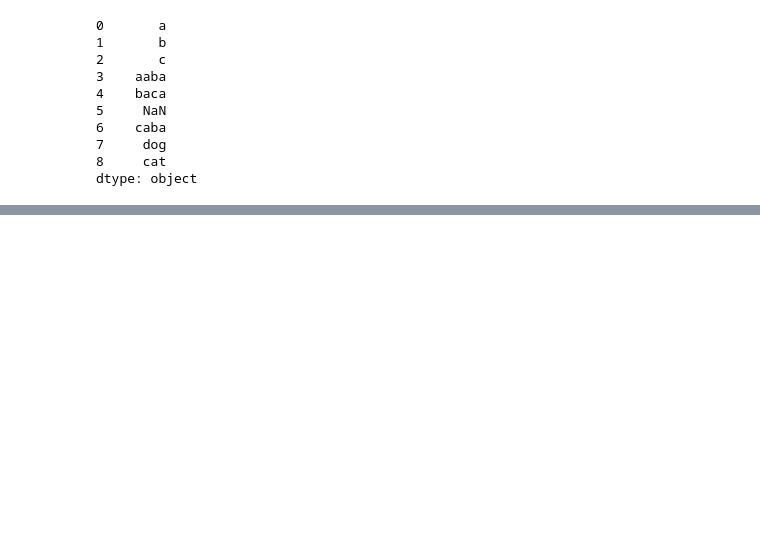
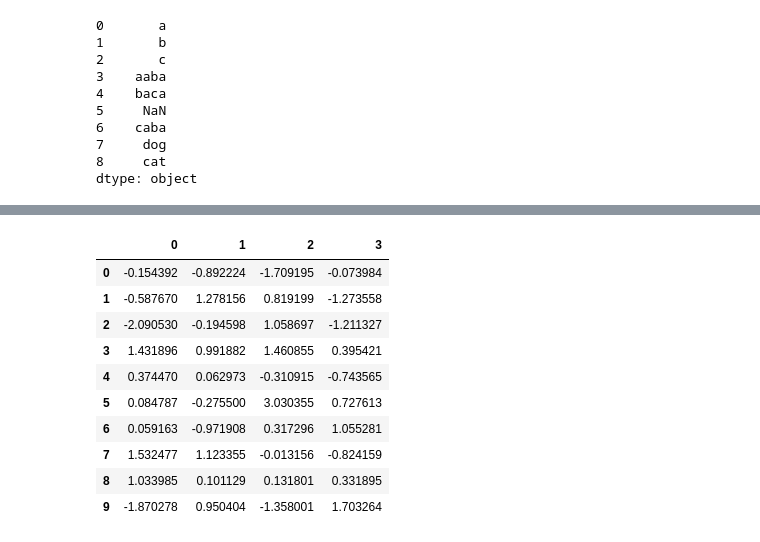
Before and after one commit to heemokyim/dsschool-study-notebook, a Jupyter notebook: 2nd-week-titanic/10min_pandas.ipynb, the cells around one changed output, grey strips where cells are left out. Cells and saved outputs as stored; diff of their text form; code cells hidden in the pictures; blank space fills up the shorter version.

```diff
--- a/2nd-week-titanic/10min_pandas.ipynb
+++ b/2nd-week-titanic/10min_pandas.ipynb
@@ -460,0 +486,4 @@ dtype: object
+# %%
+# 3개의 행, 3번 행부터 7번행 전까지, 7번행 이후로 조각을 나눈다.
+pieces = [df[:3], df[3:7], df[7:]]
+pieces
@@ -460,0 +504,15 @@ dtype: object
+# %%
+# 다시 조각을 합친다.
+pd.concat(pieces)
+# %% [output]
+|  | 0 | 1 | 2 | 3 |
+| 0 | -0.154392 | -0.892224 | -1.709195 | -0.073984 |
+| 1 | -0.587670 | 1.278156 | 0.819199 | -1.273558 |
+| 2 | -2.090530 | -0.194598 | 1.058697 | -1.211327 |
+| 3 | 1.431896 | 0.991882 | 1.460855 | 0.395421 |
+| 4 | 0.374470 | 0.062973 | -0.310915 | -0.743565 |
+| 5 | 0.084787 | -0.275500 | 3.030355 | 0.727613 |
+| 6 | 0.059163 | -0.971908 | 0.317296 | 1.055281 |
+| 7 | 1.532477 | 1.123355 | -0.013156 | -0.824159 |
+| 8 | 1.033985 | 0.101129 | 0.131801 | 0.331895 |
+| 9 | -1.870278 | 0.950404 | -1.358001 | 1.703264 |
```
Also changed, not shown: parts of 50 cells of this notebook.
